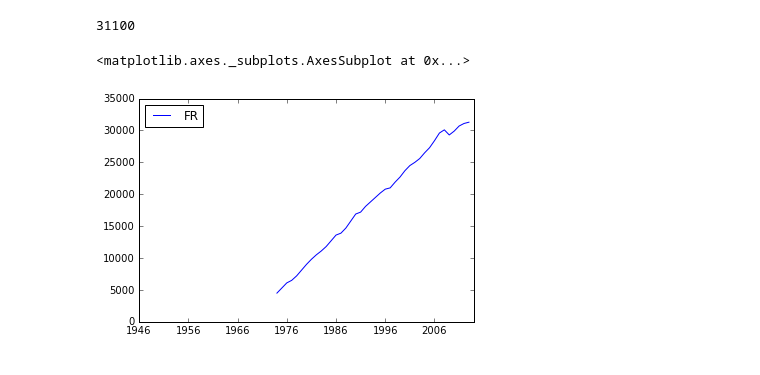
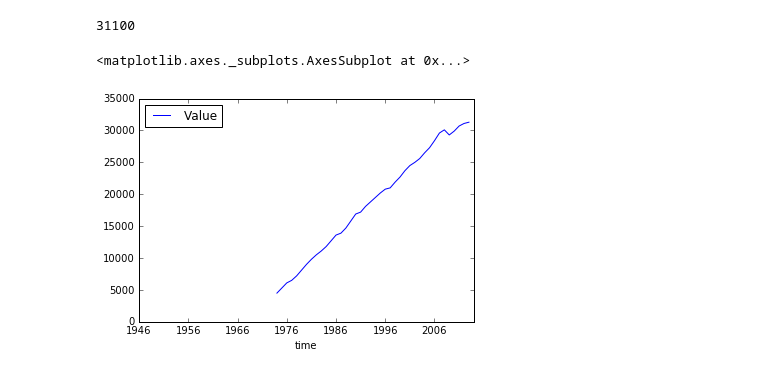
Before and after one commit to 26fe/jsonstat.py, a Jupyter notebook: examples-notebooks/eurostat.ipynb, the cells around one changed output. Drawn from its saved outputs; the diff is of its cells as text; code cells hidden in the pictures.

```diff
--- a/examples-notebooks/eurostat.ipynb
+++ b/examples-notebooks/eurostat.ipynb
@@ -149,9 +150,9 @@ nama_gdp_c.value(time='2012',geo='FR')
 # %% [output]
 31100
 # %%
-df = nama_gdp_c.to_data_frame('time', geo='FR')
+df = nama_gdp_c.to_data_frame('time', content='id', blocked_dims={'geo':'FR'})
 df.plot()
 # %% [output]
 <matplotlib.axes._subplots.AxesSubplot at 0x...>
-[figure, old version]
+[figure, new version]
 # %%
```
Also changed, not shown: parts of 4 cells of this notebook.
